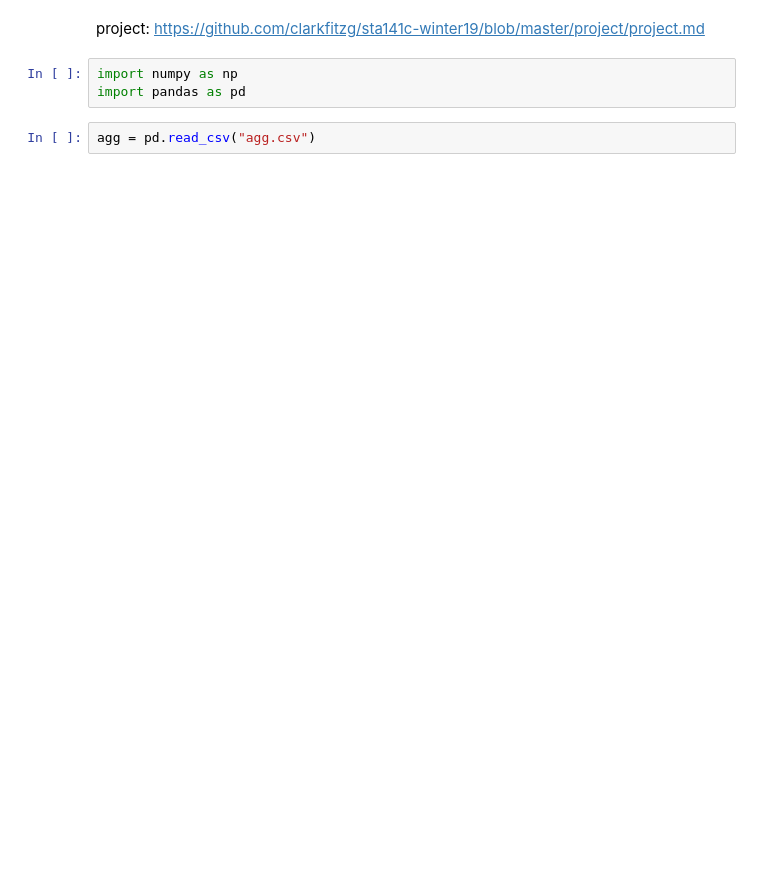
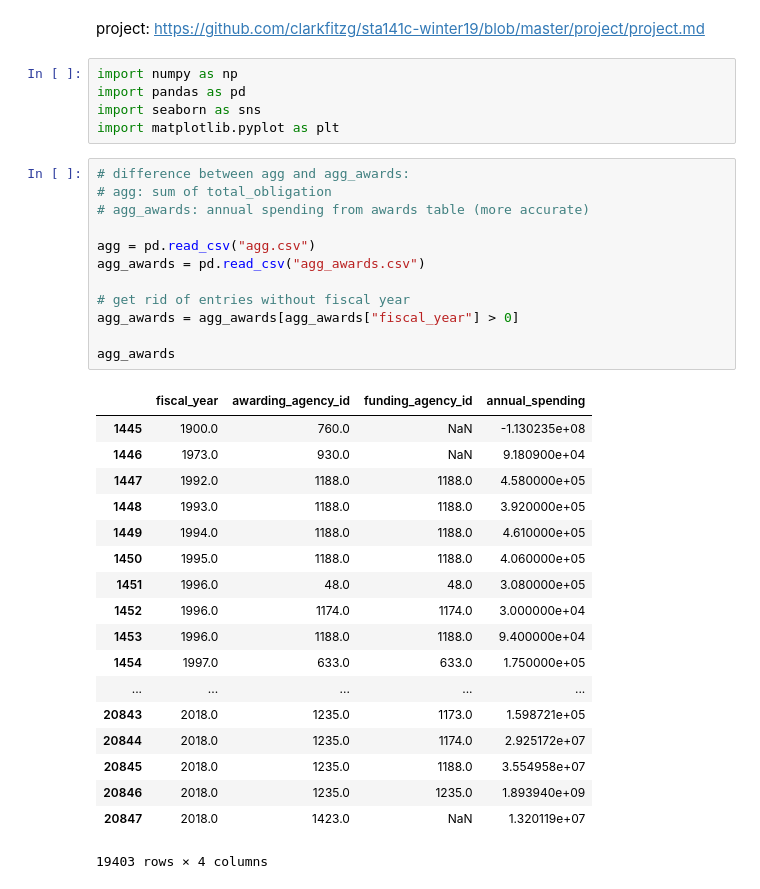
Before and after one commit to nathanjchan/sta141c-project, a Jupyter notebook: exploratory_data_analysis.ipynb, the cells around one changed output. Drawn from its saved outputs; the diff is of its cells as text; blank space fills up the shorter version.

```diff
--- a/exploratory_data_analysis.ipynb
+++ b/exploratory_data_analysis.ipynb
@@ -3,8 +3,39 @@ project: https://github.com/clarkfitzg/sta141c-winter19/blob/master/project/proj
 # %%
 import numpy as np
 import pandas as pd
+import seaborn as sns
+import matplotlib.pyplot as plt
-# %%
-agg = pd.read_csv("agg.csv")
+# %%
+# difference between agg and agg_awards:
+# agg: sum of total_obligation
+# agg_awards: annual spending from awards table (more accurate)
+
+agg = pd.read_csv("agg.csv")
+agg_awards = pd.read_csv("agg_awards.csv")
+
+# get rid of entries without fiscal year
+agg_awards = agg_awards[agg_awards["fiscal_year"] > 0]
+
+agg_awards
+# %% [output]
+|  | fiscal_year | awarding_agency_id | funding_agency_id | annual_spending |
+| 1445 | 1900.0 | 760.0 | NaN | -1.130235e+08 |
+| 1446 | 1973.0 | 930.0 | NaN | 9.180900e+04 |
+| 1447 | 1992.0 | 1188.0 | 1188.0 | 4.580000e+05 |
+| 1448 | 1993.0 | 1188.0 | 1188.0 | 3.920000e+05 |
+| 1449 | 1994.0 | 1188.0 | 1188.0 | 4.610000e+05 |
+| 1450 | 1995.0 | 1188.0 | 1188.0 | 4.060000e+05 |
+| 1451 | 1996.0 | 48.0 | 48.0 | 3.080000e+05 |
+| 1452 | 1996.0 | 1174.0 | 1174.0 | 3.000000e+04 |
+| 1453 | 1996.0 | 1188.0 | 1188.0 | 9.400000e+04 |
+| 1454 | 1997.0 | 633.0 | 633.0 | 1.750000e+05 |
+| ... | ... | ... | ... | ... |
+| 20843 | 2018.0 | 1235.0 | 1173.0 | 1.598721e+05 |
+| 20844 | 2018.0 | 1235.0 | 1174.0 | 2.925172e+07 |
+| 20845 | 2018.0 | 1235.0 | 1188.0 | 3.554958e+07 |
+| 20846 | 2018.0 | 1235.0 | 1235.0 | 1.893940e+09 |
+| 20847 | 2018.0 | 1423.0 | NaN | 1.320119e+07 |
+19403 rows × 4 columns
 # %%
 # created parties.xlsx based on https://en.wikipedia.org/wiki/Party_divisions_of_United_States_Congresses
 
```
Also changed, not shown: parts of 4 cells of this notebook, 2 other files.
